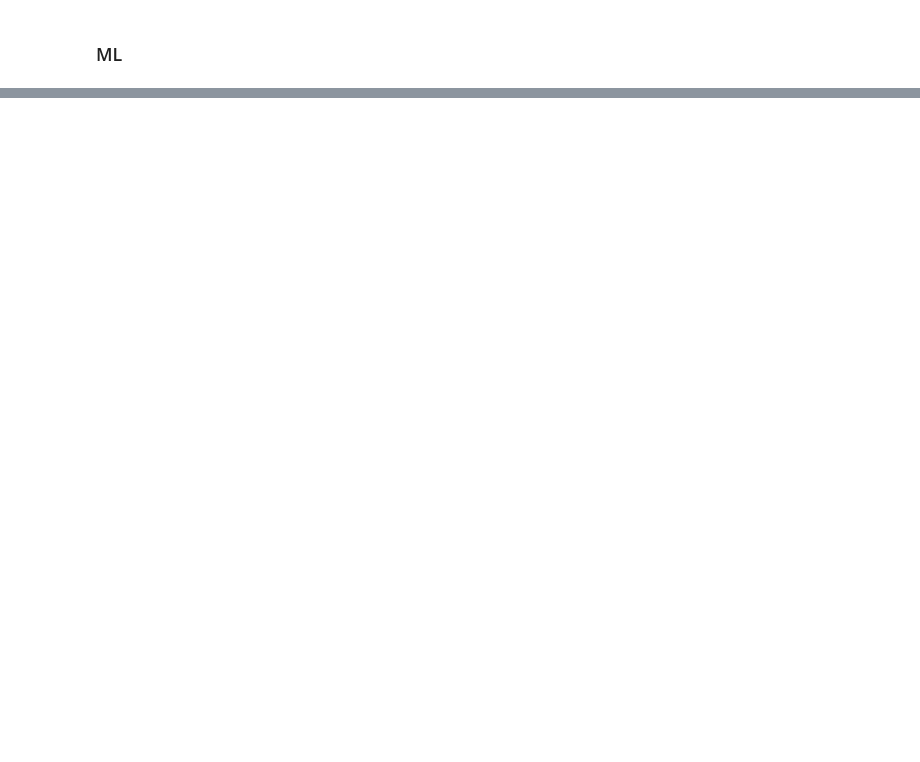
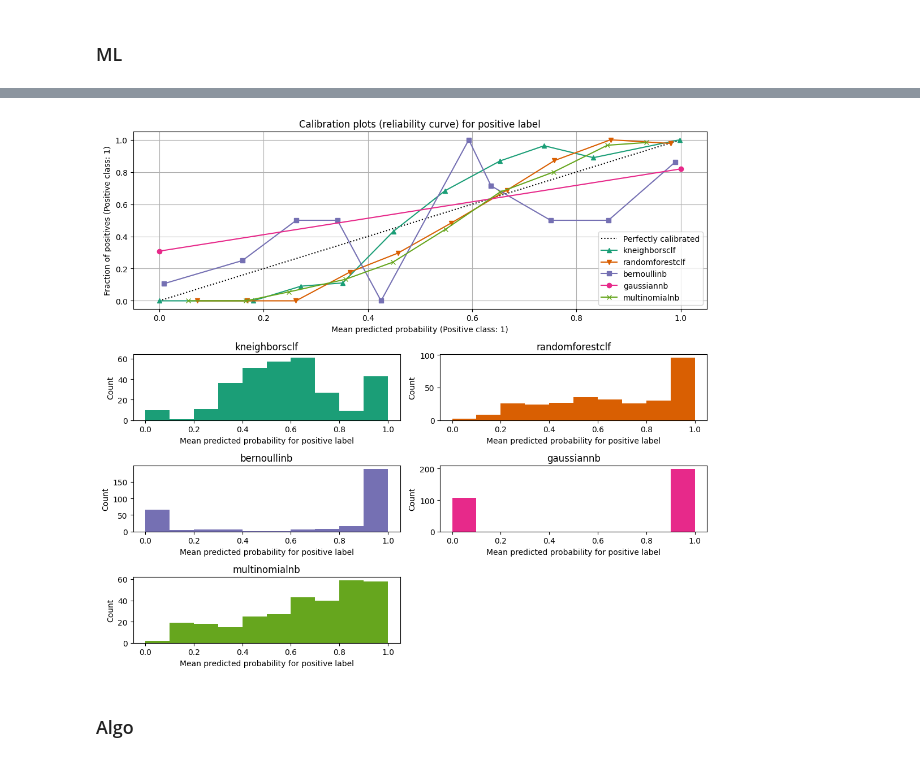
Before and after one commit to Rodrigo-Pedreira/ECM514_CD, a Jupyter notebook: refactored.ipynb, the cells around one changed output, grey strips where cells are left out. Saved outputs shown, nothing was run; the diff lists cells and outputs as text; code cells hidden in the pictures; blank space fills up the shorter version.

Commit message:
Calibration plot

```diff
--- a/refactored.ipynb
+++ b/refactored.ipynb
@@ -1471,12 +1472,12 @@ def build_df_metrics(models_gs: dict[str, Any], df_models: pd.DataFrame, game: G
     for m in models_gs:
         y_proba = models_gs[m].predict_proba(X_test)
         y_pred = models_gs[m].predict(X_test)
-        df_models.loc[m,"test_accuracy"] = np.round(accuracy_score(y_test, y_pred), 3)
+        df_models.loc[m,("Metrics", "test_accuracy")] = np.round(accuracy_score(y_test, y_pred), 3)
         df_metrics.loc[m,"accuracy"] = np.round(accuracy_score(y_test, y_pred), 3)
         df_metrics.loc[m,"precision_macro"] = np.round(precision_score(y_test, y_pred, average="macro"), 3)
         df_metrics.loc[m,"recall_macro"] = np.round(recall_score(y_test, y_pred, average="macro"), 3)
         df_metrics.loc[m,"f1_score_macro"] = np.round(f1_score(y_test, y_pred, average="macro"), 3)
-        df_metrics.loc[m,"auc"] = np.round(roc_auc_score(y_test, y_pred), 3)
+        df_metrics.loc[m,"roc_auc"] = np.round(roc_auc_score(y_test, y_pred), 3)
         df_metrics.loc[m,"matthews_corrcoef"] = np.round(matthews_corrcoef(y_test, y_pred), 3)
         df_metrics.loc[m,"log_loss"] = np.round(log_loss(y_test, y_proba), 3)
         df_metrics.loc[m,"brier_score_loss"] = np.round(brier_score_loss(y_test, y_proba[:,1],), 3)
@@ -1508,7 +1509,7 @@ def show_df_metrics(df_metrics: pd.DataFrame, game: Game):
         height=96,
         props=props,
     ).bar(
-        subset=["auc"],
+        subset=["roc_auc"],
         # width=98,
         height=96,
         vmin=0.5,
@@ -1542,7 +1543,7 @@ def show_df_metrics(df_metrics: pd.DataFrame, game: Game):
         cmap="coolwarm_r",
         props=props+"text-align: left;",
     ).highlight_max(
-        subset=["validation_accuracy", "accuracy", "precision_macro", "recall_macro" , "f1_score_macro", "auc", "matthews_corrcoef"],
+        subset=["validation_accuracy", "accuracy", "precision_macro", "recall_macro" , "f1_score_macro", "roc_auc", "matthews_corrcoef"],
         color="red",
         props=props+"background-color: red;",
     ).highlight_min(
@@ -1675,7 +1675,6 @@ While 20 words represents 0.43% out of the total 4,675 unique words.
 # %% [markdown]
 ### ML
 # %%
-
 def show_metrics_task(game: Game | None = None, models_names: list[str] | None = None):
     if game is None:
         game = cloudpkl_path_load("./saved_data/2591280/game.pkl")
@@ -1685,8 +1684,9 @@ def show_metrics_task(game: Game | None = None, models_names: list[str] | None =
     models_gs: dict[str, Any] = load_gridsearchcv_models(models_names)
 
     df_models: pd.DataFrame = gs_models_to_df(models_gs)
-    df_metrics: pd.DataFrame = build_df_metrics(models_gs,df_models, game)
+    df_metrics: pd.DataFrame = build_df_metrics(models_gs,df_models, game) # pyright: ignore[reportArgumentType]
+    display(df_models)
     show_df_metrics(df_metrics, game) # pyright: ignore[reportArgumentType]
-    return game
-game = show_metrics_task(game)
+    return game, models_gs, df_metrics
+game ,models_gs,df_metrics= show_metrics_task(game)
 # %% [output]
@@ -1706,0 +1716,51 @@ Different metrics for the trained models
+# %%
+def show_calibration_curve_task(game: Game, models_gs: dict[str, Any]):
+    X_train, X_test, y_train, y_test = split_data(game, random_state=game.random_state)
+
+    fig = plt.figure(figsize=(11, 10))
+    gs = GridSpec(5, 2)
+    colors = plt.get_cmap("Dark2")
+
+    ax_calibration_curve = fig.add_subplot(gs[:2, :2])
+
+    calibration_displays = {}
+    markers = ["^", "v", "s", "o", "x"]
+
+    for i, (name, gridsearch_model) in enumerate(models_gs.items()):
+        y_prob = gridsearch_model.predict_proba(X_test)[:,1]
+        CalibrationDisplay.from_predictions(
+            y_test,
+            y_prob,
+            n_bins=10,
+            name=name,
+            ax=ax_calibration_curve,
+            color=colors(i),
+            marker=markers[i],
+        )
+        calibration_displays[name] = y_prob
+
+    ax_calibration_curve.grid()
+    ax_calibration_curve.set_title("Calibration plots (reliability curve) for positive label")
+
+    grid_positions = [(2, 0), (2, 1), (3, 0), (3, 1), (4,0)]
+
+    for i, (name, _) in enumerate(models_gs.items()):
+        row, col = grid_positions[i]
+        ax = fig.add_subplot(gs[row, col])
+
+        ax.hist(
+            calibration_displays[name],
+            range=(0, 1),
+            bins=10,
+            label=name,
+            color=colors(i),
+        )
+        ax.set(title=name, xlabel="Mean predicted probability for positive label", ylabel="Count")
+
+    plt.tight_layout()
+    plt.show()
+show_calibration_curve_task(game, models_gs)
+# %% [output]
+[figure, added]
+# %% [markdown]
+### Algo
```
Also changed, not shown: parts of 6 cells of this notebook.
